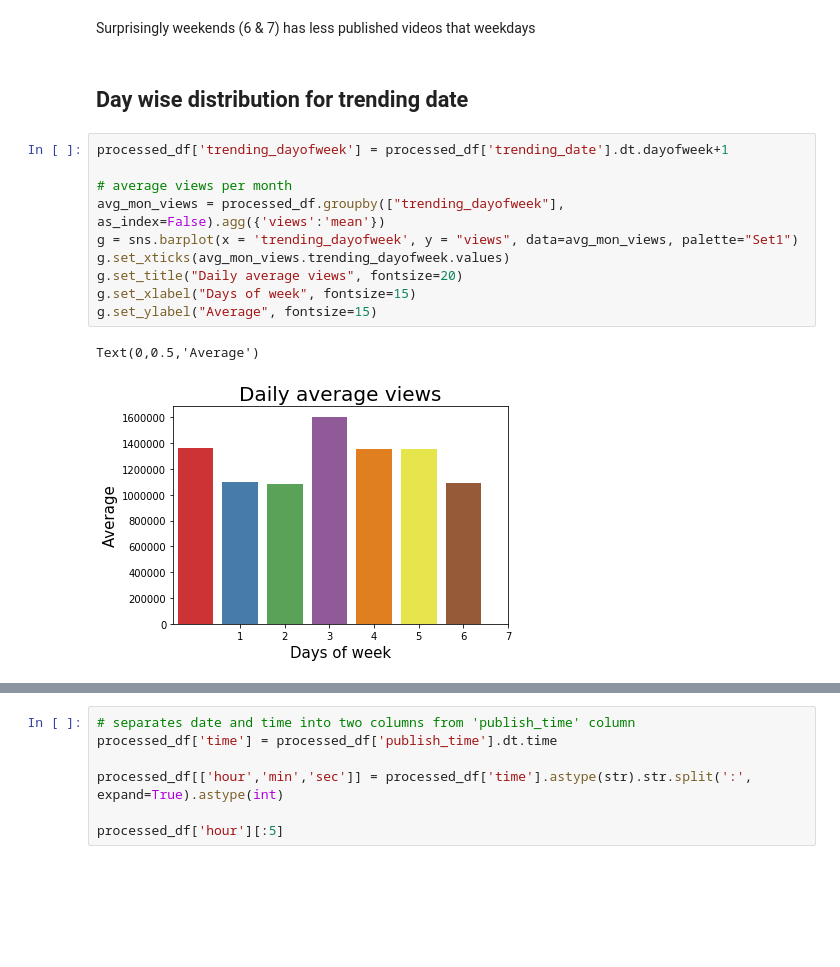
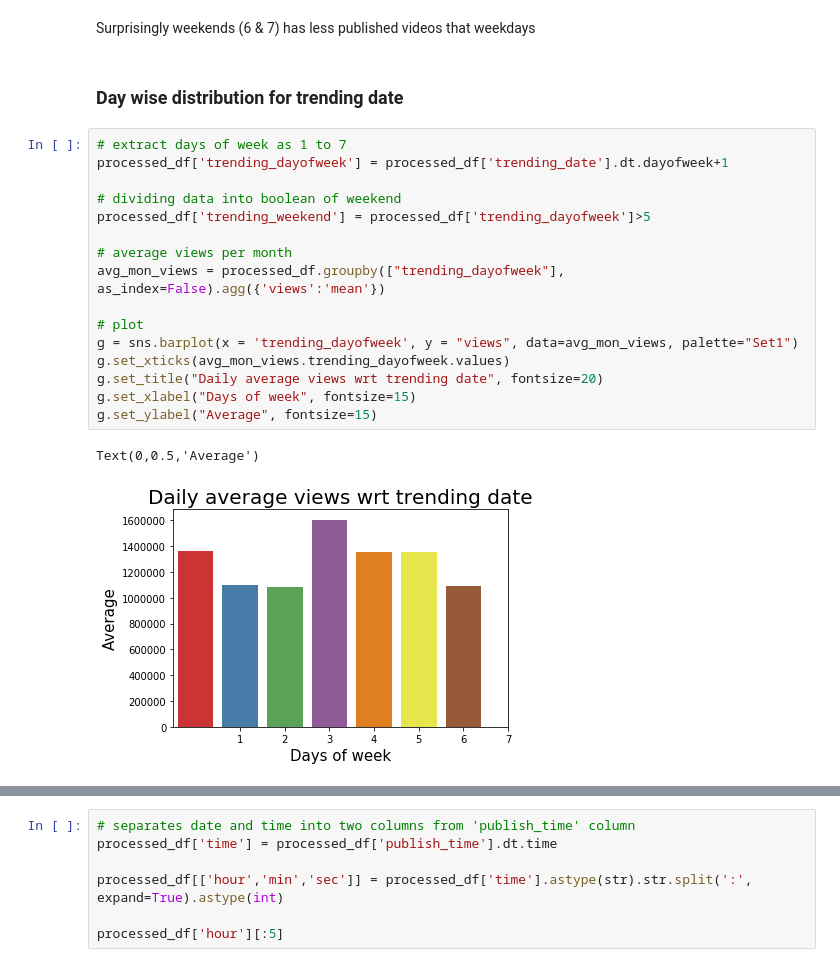
Before and after one commit to Tann10/YouTube, a Jupyter notebook: data-mining/EDA.ipynb, the cells around one changed output, grey strips where cells are left out. Cells and saved outputs as stored; diff of their text form; blank space fills up the shorter version.

```diff
--- a/data-mining/EDA.ipynb
+++ b/data-mining/EDA.ipynb
@@ -326,17 +384,23 @@ processed_df.head(2)
 # %% [markdown]
 Surprisingly weekends (6 & 7) has less published videos that weekdays
 # %% [markdown]
-## Day wise distribution for trending date
+### Day wise distribution for trending date
 # %%
+# extract days of week as 1 to 7
 processed_df['trending_dayofweek'] = processed_df['trending_date'].dt.dayofweek+1
+
+# dividing data into boolean of weekend
+processed_df['trending_weekend'] = processed_df['trending_dayofweek']>5
 
 # average views per month
 avg_mon_views = processed_df.groupby(["trending_dayofweek"], as_index=False).agg({'views':'mean'})
+
+# plot
 g = sns.barplot(x = 'trending_dayofweek', y = "views", data=avg_mon_views, palette="Set1")
 g.set_xticks(avg_mon_views.trending_dayofweek.values)
-g.set_title("Daily average views", fontsize=20)
+g.set_title("Daily average views wrt trending date", fontsize=20)
 g.set_xlabel("Days of week", fontsize=15)
 g.set_ylabel("Average", fontsize=15)
 # %% [output]
 Text(0,0.5,'Average')
-[figure, old version]
+[figure, new version]
```
Also changed, not shown: parts of 90 cells of this notebook.
